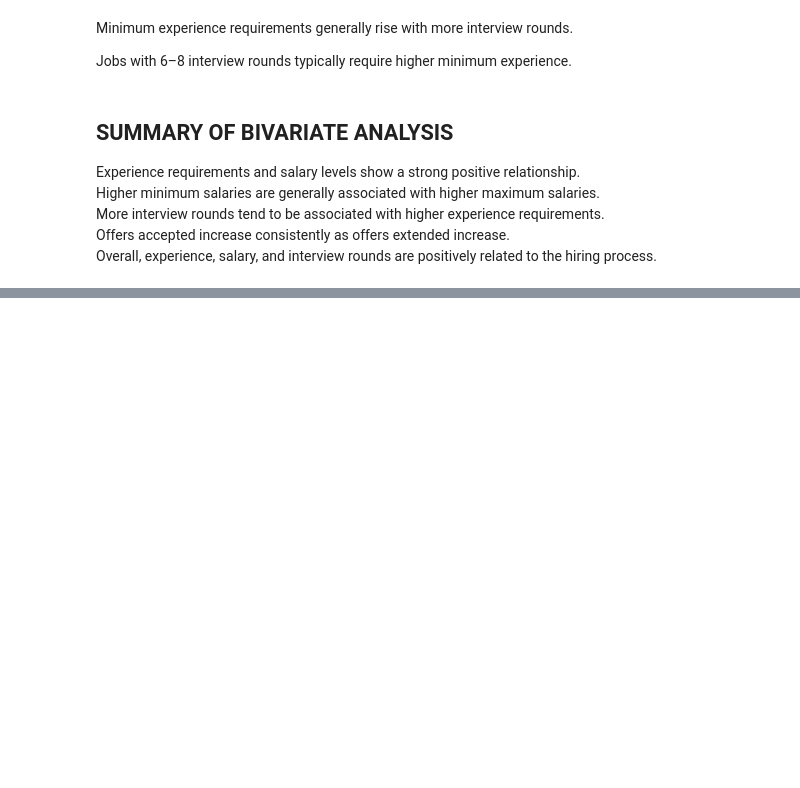
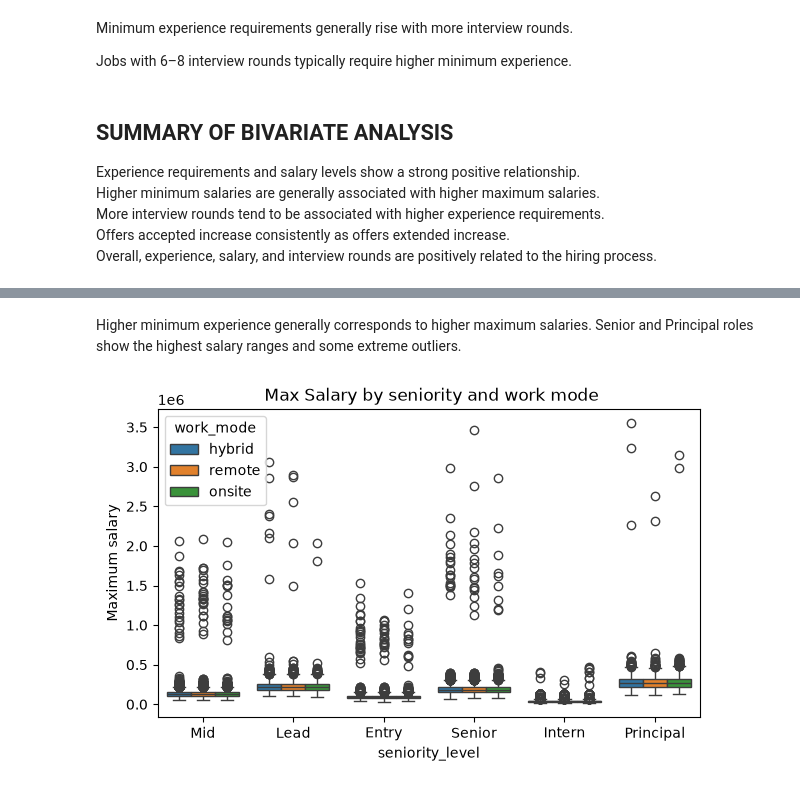
Before and after one commit to Suhani-codes18/Task-1-Suhani, a Jupyter notebook: EDA.ipynb, the cells around one changed output, grey strips where cells are left out. Drawn from its saved outputs; the diff is of its cells as text; code cells hidden in the pictures; blank space fills up the shorter version.

```diff
--- a/EDA.ipynb
+++ b/EDA.ipynb
@@ -1194,0 +1206,11 @@ Overall, experience, salary, and interview rounds are positively related to the
+# %% [markdown]
+Higher minimum experience generally corresponds to higher maximum salaries. Senior and Principal roles show the highest salary ranges and some extreme outliers.
+# %%
+plt.figure(figsize=(7,4))
+sns.boxplot(data=df, x="seniority_level", y="salary_max_usd", hue="work_mode")
+plt.title(" Max Salary by seniority and work mode")
+plt.xlabel("seniority_level")
+plt.ylabel("Maximum salary")
+plt.show()
+# %% [output]
+[figure, added]
```
Also changed, not shown: parts of 21 cells of this notebook.
